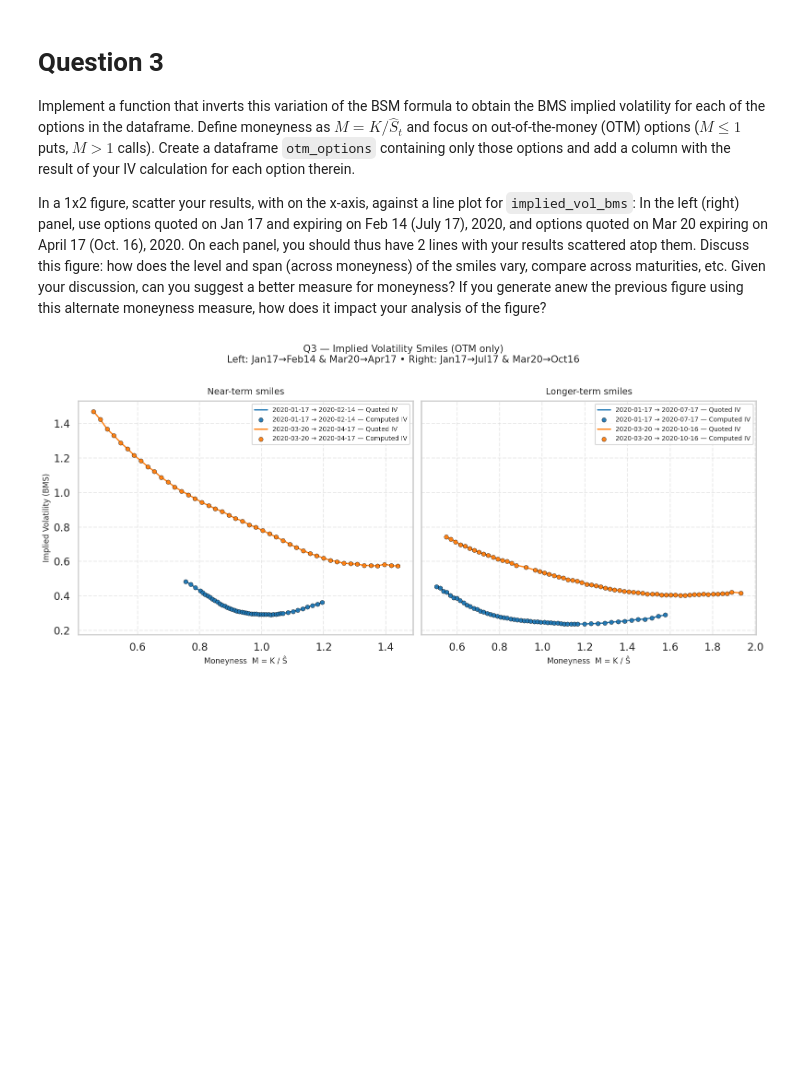
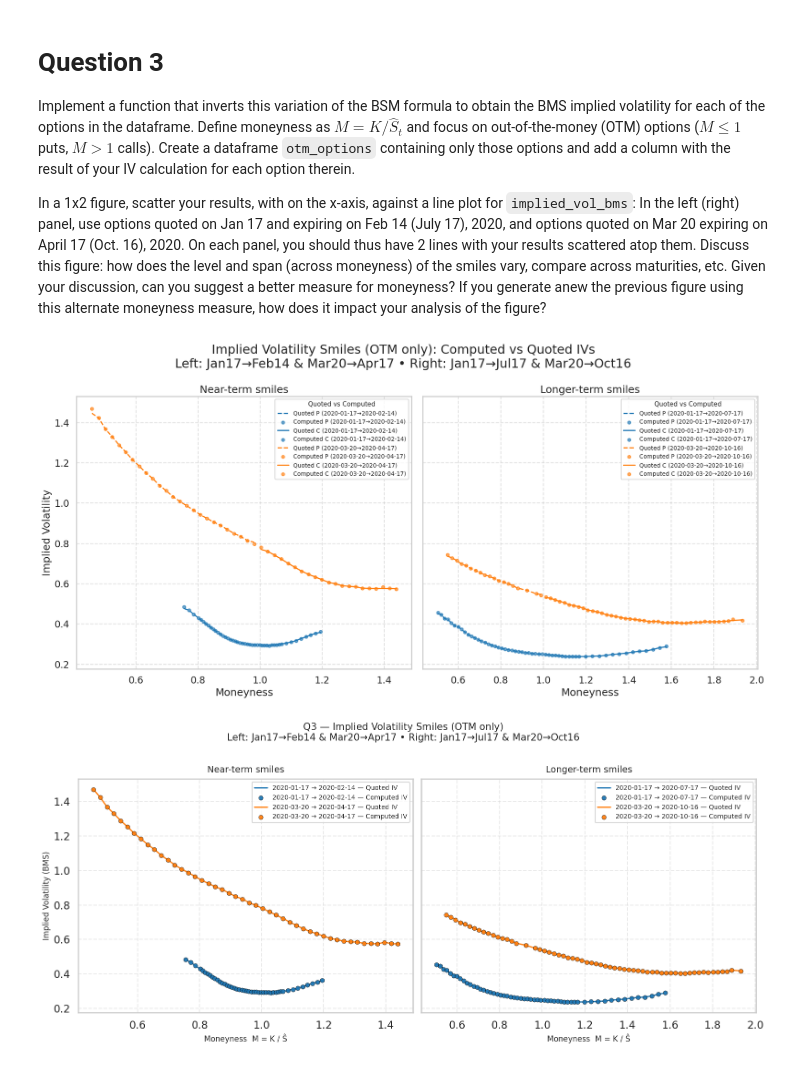
Before and after one commit to geoffroy-h-e/derivatives_p1, a Jupyter notebook: Derivatives_assignment_1/v3.ipynb, the cells around one changed output. Saved outputs shown, nothing was run; the diff lists cells and outputs as text; code cells hidden in the pictures; blank space fills up the shorter version.

```diff
--- a/Derivatives_assignment_1/v3.ipynb
+++ b/Derivatives_assignment_1/v3.ipynb
@@ -214,6 +214,94 @@ Based on the litterature (Beneder & Vorst, 2001) and the class notes we can esta
 Implement a function that inverts this variation of the BSM formula to obtain the BMS implied volatility for each of the options in the dataframe. Define moneyness as $M = K / \hat{S}_t$ and focus on out-of-the-money (OTM) options ($M \le 1$ puts, $M > 1$ calls). Create a dataframe `otm_options` containing only those options and add a column with the result of your IV calculation for each option therein.
 
 In a 1x2 figure, scatter your results, with  on the x-axis, against a line plot for `implied_vol_bms`: In the left (right) panel, use options quoted on Jan 17 and expiring on Feb 14 (July 17), 2020, and options quoted on Mar 20 expiring on April 17 (Oct. 16), 2020. On each panel, you should thus have 2 lines with your results scattered atop them. Discuss this figure: how does the level and span (across moneyness) of the smiles vary, compare across maturities, etc. Given your discussion, can you suggest a better measure for moneyness? If you generate anew the previous figure using this alternate moneyness measure, how does it impact your analysis of the figure?
+# %%
+
+
+opt = options.copy()
+opt["date"]   = pd.to_datetime(opt["date"]).dt.tz_localize(None).dt.normalize()
+opt["exdate"] = pd.to_datetime(opt["exdate"]).dt.tz_localize(None).dt.normalize()
+opt["M"] = opt["strike"] / opt["stock_exdiv"] # This moneyness measure is used for the reference data
+
+mask_otm = ((opt["cp_flag"]=="P") & (opt["M"]<=1.0)) | ((opt["cp_flag"]=="C") & (opt["M"]>1.0))
+
+
+
+ref = opt.loc[mask_otm, ["date","exdate","cp_flag","M", IV_BMS_QUOTED]].dropna().copy()
+
+
+otm_options["date"]   = pd.to_datetime(otm_options["date"]).dt.tz_localize(None).dt.normalize()
+otm_options["exdate"] = pd.to_datetime(otm_options["exdate"]).dt.tz_localize(None).dt.normalize()
+
+mine = otm_options.loc[:, ["date","exdate","is_call","M","cmptd_IV"]].dropna().copy()
+mine['cp_flag'] = mine['is_call'].apply(lambda x: 'C' if x else 'P') # Add cp_flag for plotting
+
+# Smoothing helper (
+def smooth_by_M(df, ycol, win=3):
+    d = df.sort_values("M").copy()
+    if len(d) >= win:
+        d[ycol] = d[ycol].rolling(win, center=True, min_periods=1).median()
+    return d
+
+
+# Left  panel: Jan 17 → Feb 14   AND   Mar 20 → Apr 17   (2020)
+# Right panel: Jan 17 → Jul 17   AND   Mar 20 → Oct 16   (2020)
+PAIRS_LEFT  = [(pd.Timestamp("2020-01-17"), pd.Timestamp("2020-02-14")),
+               (pd.Timestamp("2020-03-20"), pd.Timestamp("2020-04-17"))]
+PAIRS_RIGHT = [(pd.Timestamp("2020-01-17"), pd.Timestamp("2020-07-17")),
+               (pd.Timestamp("2020-03-20"), pd.Timestamp("2020-10-16"))]
+
+# Plotting
+sns.set_context("talk"); sns.set_style("whitegrid")
+fig, axes = plt.subplots(1, 2, figsize=(18, 9), sharey=True)
+
+def plot_panel_pairs(ax, pairs, title):
+    colors = sns.color_palette(n_colors=len(pairs))
+    ls_map = {"P":"--", "C":"-"}  # keep P/C styles
+
+    for i, (qdate, exp) in enumerate(pairs):
+        color = colors[i]
+        for cp in ["P","C"]:
+            r = ref[(ref["date"]==qdate) & (ref["exdate"]==exp) & (ref["cp_flag"]==cp)]
+            # Use the new 'cp_flag' column in 'mine'
+            m = mine[(mine["date"]==qdate) & (mine["exdate"]==exp) & (mine["cp_flag"]==cp)]
+
+            if not r.empty:
+                # Use IV_BMS_QUOTED for the reference line
+                r = smooth_by_M(r, IV_BMS_QUOTED, win=3)
+                ax.plot(
+                    r["M"], r[IV_BMS_QUOTED],
+                    ls_map[cp], color=color, lw=2,
+                    label=f"Quoted {cp} ({qdate.date()}→{exp.date()})"
+                )
+
+            if not m.empty:
+                m = m.sort_values("M")
+                # Use 'cmptd_IV' for the computed scatter points
+                ax.scatter(
+                    m["M"], m["cmptd_IV"],
+                    color=color, s=28, alpha=0.65,
+                    label=f"Computed {cp} ({qdate.date()}→{exp.date()})"
+                )
+
+    ax.set_title(title)
+    ax.set_xlabel("Moneyness")
+    ax.grid(True, linestyle="--", alpha=0.6)
+    ax.legend(
+        title="Quoted vs Computed",
+        frameon=True, fontsize=10, title_fontsize=11,
+        loc="upper right", ncol=1
+    )
+
+plot_panel_pairs(axes[0], PAIRS_LEFT,  "Near-term smiles")
+plot_panel_pairs(axes[1], PAIRS_RIGHT, "Longer-term smiles")
+
+axes[0].set_ylabel("Implied Volatility")
+fig.suptitle("Implied Volatility Smiles (OTM only): Computed vs Quoted IVs\n"
+             "Left: Jan17→Feb14 & Mar20→Apr17 • Right: Jan17→Jul17 & Mar20→Oct16")
+fig.tight_layout()
+plt.show()
+# %% [output]
+[figure, added]
 # %%
 #### VERSION LOUBNA WITH RIGHTPANNELS ##
 #### FULL CODE FROM PRICING TO PLOTTING ###
```
Also changed, not shown: parts of 3 cells of this notebook.
